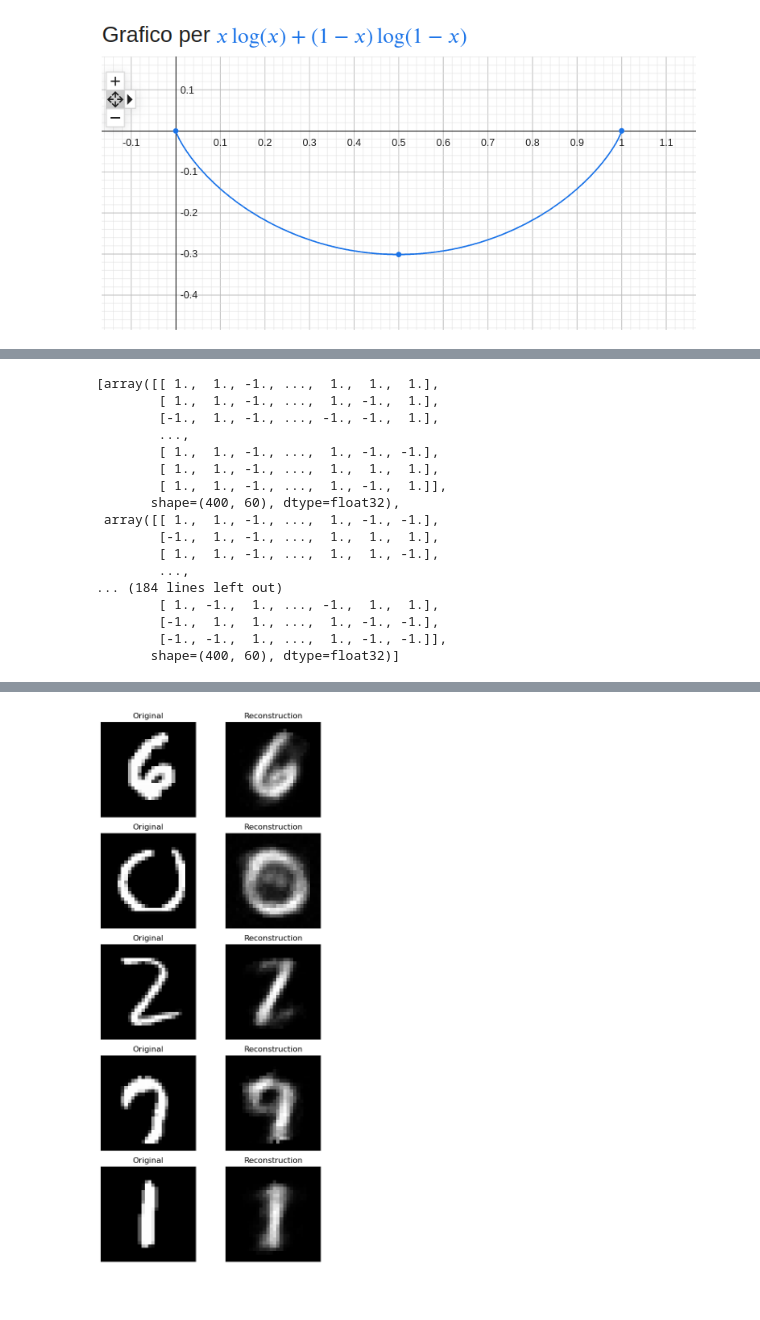
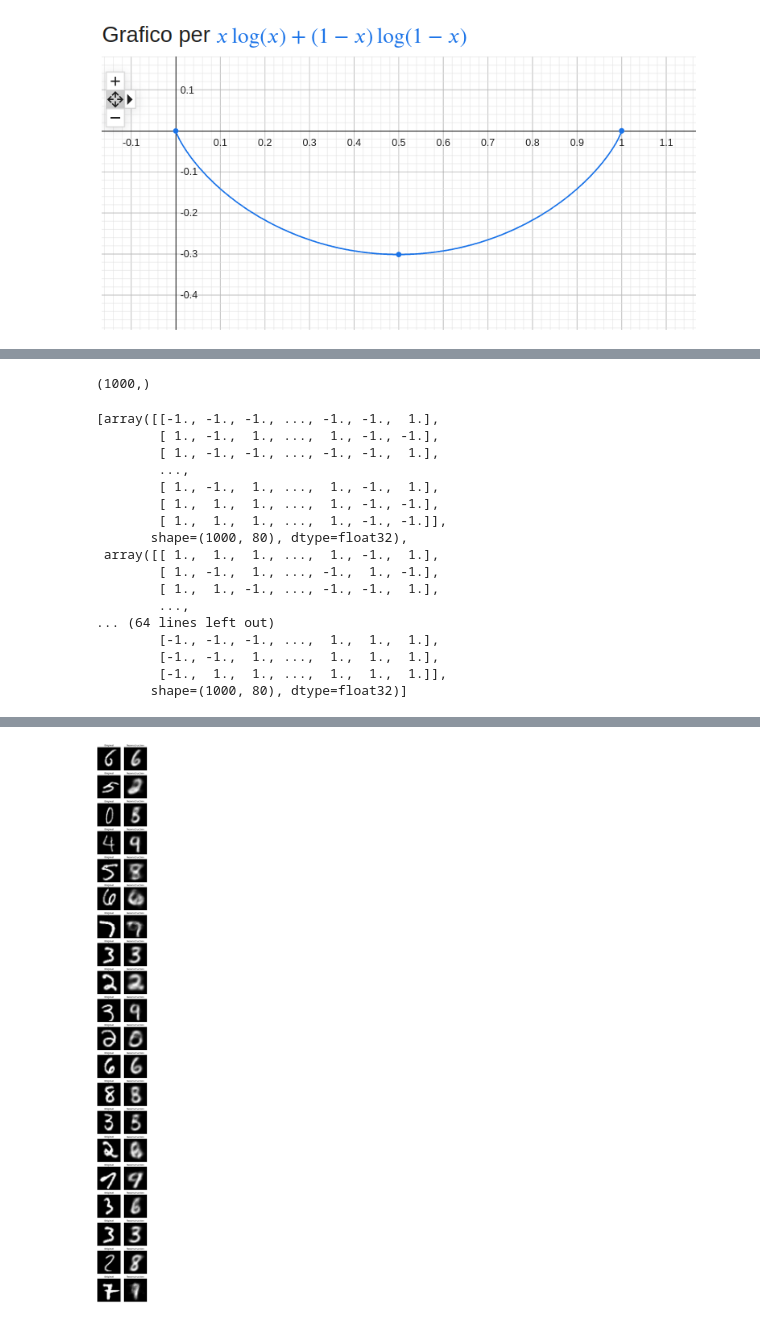
Before and after one commit to FrancescoLR02/InformationTheoryProject, a Jupyter notebook: Restyle.ipynb, the cells around one changed output, grey strips where cells are left out. Saved outputs shown, nothing was run; the diff lists cells and outputs as text; code cells hidden in the pictures.

```diff
--- a/Restyle.ipynb
+++ b/Restyle.ipynb
@@ -115,8 +115,8 @@ Length of the train dataset: 60000
 Length of the test dataset: 10000
 # %%
 # per debug per selezionare sottoinsieme test e training
-subset_train = 1000
-subset_test  = 400
+subset_train = 10000
+subset_test  = 1000
 trainData = trainDataset.data[:subset_train].float() / 255.0  # shape: (1000, 28, 28)
 trainLabels = trainDataset.targets[:subset_train]
 
@@ -250,7 +250,7 @@ class VAEFramedTrainer:
                 #premium = premium_lambda * ( p*np.log(p) +(1-p)*np.log(1-p) )  # premium base on - entropy
 
                 # simpler version of less penalize more mixed valued of z (namely splitted into -1 and +1)
-                premium = premium_lambda * torch.mean( z )**2 # case premium_lambda=0 is already fine
+                premium = premium_lambda * torch.sum( (z*z-1)**2 ) # case premium_lambda=0 is already fine
 
             case "discrete":
                 penalty = penalize_lambda * torch.sum( (z - b.detach())**2 ) # to push z near b (values -1 or 1)
@@ -297,7 +297,7 @@ class VAEFramedTrainer:
             total_penalty = 0
             total_premium = 0
             train_total_loss = 0
-            for data, _ in self.train_loader:
+            for data, label in self.train_loader:
                 # Flatten image [Batch, 1, 28, 28] -> [Batch, 784]
                 data = data.to(self.device).view(data.size(0), -1)
 
@@ -306,7 +306,7 @@ class VAEFramedTrainer:
                 optimizer.zero_grad()
 
                 # Forward Pass
-                x_hat, z, b, mean, logVar = model(data)
+                x_hat, z, b, mean, logVar = model(data, label)
 
                 # Loss & Backward
                 mse, penalty, premium, loss = self.loss_function(data, x_hat, z, b, penalize_lambda, premium_lambda, bit_type)
@@ -569,8 +569,8 @@ Image(filename="Images/PremiumLoss.png", width=600, height=500)
 # %%
 exp = ExperimentConfig(
     name="ForceLatentSpace",
-    model_params={"inputDim": 784, "hiddenDim": [400,200,100], "latentDim": 60, "bit_type":"discrete"},
-    train_params={"lr": 1e-3, "epochs": 25, "penalize_lambda": 0, "premium_lambda": 0},
+    model_params={"inputDim": 784, "hiddenDim": [400,200,100], "latentDim": 80, "bit_type":"discrete"},
+    train_params={"lr": 1e-3, "epochs": 10, "penalize_lambda": 0, "premium_lambda": 0},
     mi_params={"method": "kde", "sigma": 1}
 )
 # %%
@@ -658,23 +653,27 @@ a['recorder'].get_layer("latent_space")
+# %%
+a['recorder'].get_layer("label")[0].shape
+# %% [output]
+(1000,)
 # %%
 a['recorder'].get_layer("latent_quant")
 # %% [output]
-[array([[ 1.,  1., -1., ...,  1.,  1.,  1.],
-        [ 1.,  1., -1., ...,  1., -1.,  1.],
-        [-1.,  1., -1., ..., -1., -1.,  1.],
+[array([[-1., -1., -1., ..., -1., -1.,  1.],
+        [ 1., -1.,  1., ...,  1., -1., -1.],
+        [ 1., -1., -1., ..., -1., -1.,  1.],
         ...,
-        [ 1.,  1., -1., ...,  1., -1., -1.],
-        [ 1.,  1., -1., ...,  1.,  1.,  1.],
-        [ 1.,  1., -1., ...,  1., -1.,  1.]],
-       shape=(400, 60), dtype=float32),
- array([[ 1.,  1., -1., ...,  1., -1., -1.],
-        [-1.,  1., -1., ...,  1.,  1.,  1.],
-        [ 1.,  1., -1., ...,  1.,  1., -1.],
+        [ 1., -1.,  1., ...,  1., -1.,  1.],
+        [ 1.,  1.,  1., ...,  1., -1., -1.],
+        [ 1.,  1.,  1., ...,  1., -1., -1.]],
+       shape=(1000, 80), dtype=float32),
+ array([[ 1.,  1.,  1., ...,  1., -1.,  1.],
+        [ 1., -1.,  1., ..., -1.,  1., -1.],
+        [ 1.,  1., -1., ..., -1., -1.,  1.],
         ...,
-... (184 lines left out)
-        [ 1., -1.,  1., ..., -1.,  1.,  1.],
-        [-1.,  1.,  1., ...,  1., -1., -1.],
-        [-1., -1.,  1., ...,  1., -1., -1.]],
-       shape=(400, 60), dtype=float32)]
+... (64 lines left out)
+        [-1., -1., -1., ...,  1.,  1.,  1.],
+        [-1., -1.,  1., ...,  1.,  1.,  1.],
+        [-1.,  1.,  1., ...,  1.,  1.,  1.]],
+       shape=(1000, 80), dtype=float32)]
 # %%
 a['recorder'].AnimateActivationLayers("latent_space", num_bins=25)
 # %% [output]
@@ -686,6 +685,6 @@ a['recorder'].AnimateActivationLayers("latent_quant", num_bins=25)
 # %%
 #a['recorder'].AnimateActivationLayers("decoder_layer_2", num_bins=20)
 # %%
-ShowSomeImages(a['model'], testDataset, device)
+ShowSomeImages(a['model'], testDataset, device, howmany=20)
 # %% [output]
-[figure, old version]
+[figure, new version]
```
Also changed, not shown: parts of 9 cells of this notebook, 3 other files.
